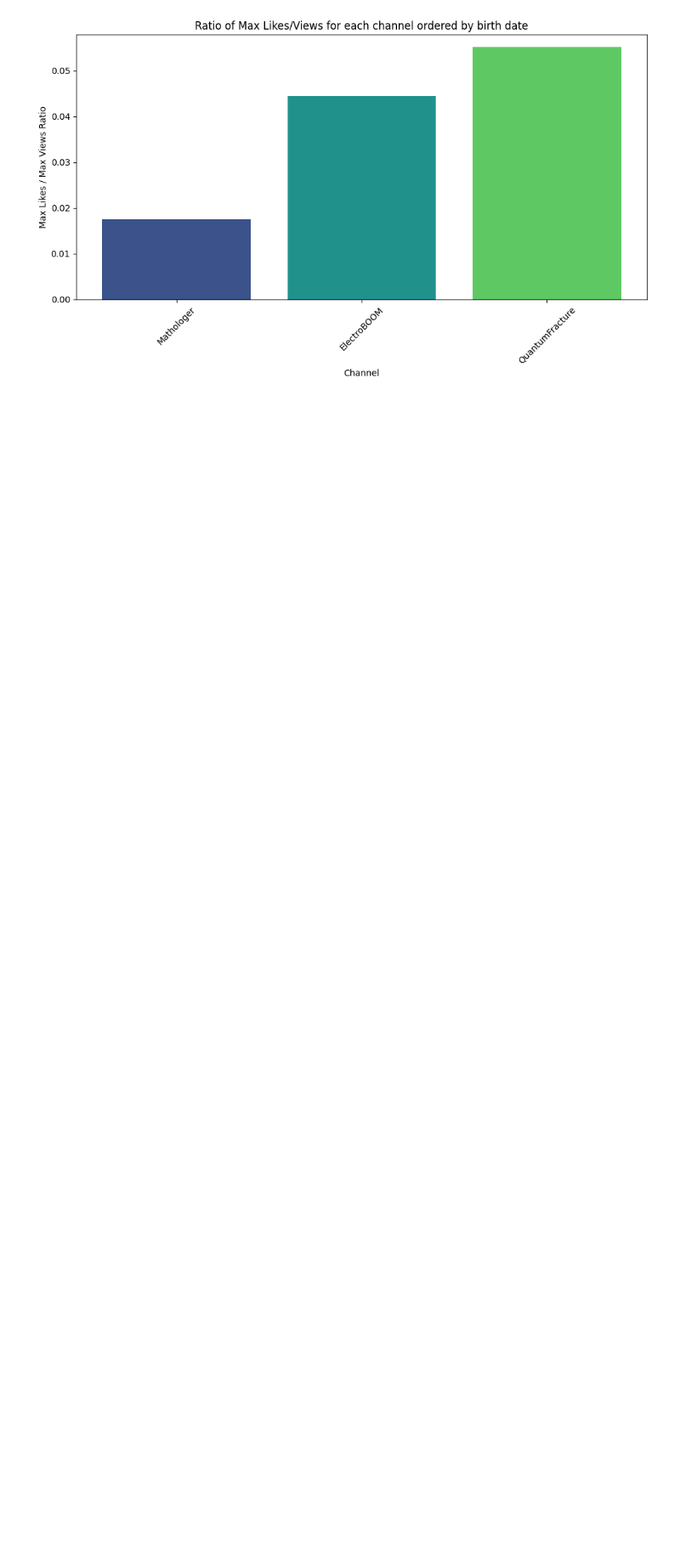
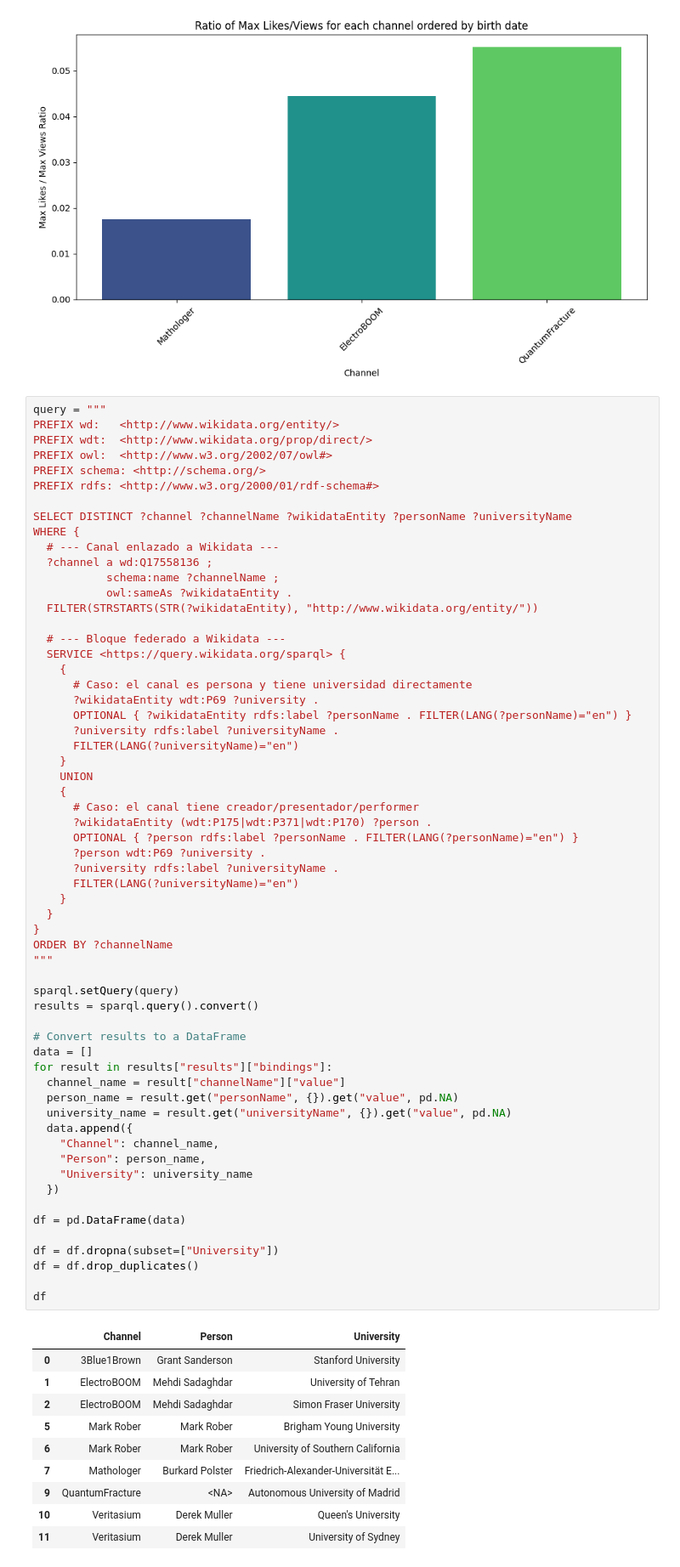
Before and after one commit to Mariogarber/Hackathon_GESTDB, a Jupyter notebook: results/sparql_queries.ipynb, the cells around one changed output. Shown at 85% size. Saved outputs shown, nothing was run; the diff lists cells and outputs as text; blank space fills up the shorter version.

```diff
--- a/results/sparql_queries.ipynb
+++ b/results/sparql_queries.ipynb
@@ -530,3 +532,74 @@ plt.tight_layout()
 plt.show()
 # %% [output]
 [figure]
+# %%
+query = """
+PREFIX wd:   <http://www.wikidata.org/entity/>
+PREFIX wdt:  <http://www.wikidata.org/prop/direct/>
+PREFIX owl:  <http://www.w3.org/2002/07/owl#>
+PREFIX schema: <http://schema.org/>
+PREFIX rdfs: <http://www.w3.org/2000/01/rdf-schema#>
+
+SELECT DISTINCT ?channel ?channelName ?wikidataEntity ?personName ?universityName
+WHERE {
+  # --- Canal enlazado a Wikidata ---
+  ?channel a wd:Q17558136 ;
+           schema:name ?channelName ;
+           owl:sameAs ?wikidataEntity .
+  FILTER(STRSTARTS(STR(?wikidataEntity), "http://www.wikidata.org/entity/"))
+
+  # --- Bloque federado a Wikidata ---
+  SERVICE <https://query.wikidata.org/sparql> {
+    {
+      # Caso: el canal es persona y tiene universidad directamente
+      ?wikidataEntity wdt:P69 ?university .
+      OPTIONAL { ?wikidataEntity rdfs:label ?personName . FILTER(LANG(?personName)="en") }
+      ?university rdfs:label ?universityName .
+      FILTER(LANG(?universityName)="en")
+    }
+    UNION
+    {
+      # Caso: el canal tiene creador/presentador/performer
+      ?wikidataEntity (wdt:P175|wdt:P371|wdt:P170) ?person .
+      OPTIONAL { ?person rdfs:label ?personName . FILTER(LANG(?personName)="en") }
+      ?person wdt:P69 ?university .
+      ?university rdfs:label ?universityName .
+      FILTER(LANG(?universityName)="en")
+    }
+  }
+}
+ORDER BY ?channelName
+"""
+
+sparql.setQuery(query)
+results = sparql.query().convert()
+
+# Convert results to a DataFrame
+data = []
+for result in results["results"]["bindings"]:
+  channel_name = result["channelName"]["value"]
+  person_name = result.get("personName", {}).get("value", pd.NA)
+  university_name = result.get("universityName", {}).get("value", pd.NA)
+  data.append({
+    "Channel": channel_name,
+    "Person": person_name,
+    "University": university_name
+  })
+
+df = pd.DataFrame(data)
+
+df = df.dropna(subset=["University"])
+df = df.drop_duplicates()
+
+df
+# %% [output]
+|  | Channel | Person | University |
+| 0 | 3Blue1Brown | Grant Sanderson | Stanford University |
+| 1 | ElectroBOOM | Mehdi Sadaghdar | University of Tehran |
+| 2 | ElectroBOOM | Mehdi Sadaghdar | Simon Fraser University |
+| 5 | Mark Rober | Mark Rober | Brigham Young University |
+| 6 | Mark Rober | Mark Rober | University of Southern California |
+| 7 | Mathologer | Burkard Polster | Friedrich-Alexander-Universität E... |
+| 9 | QuantumFracture | <NA> | Autonomous University of Madrid |
+| 10 | Veritasium | Derek Muller | Queen's University |
+| 11 | Veritasium | Derek Muller | University of Sydney |
```
Also changed, not shown: parts of 2 cells of this notebook.
